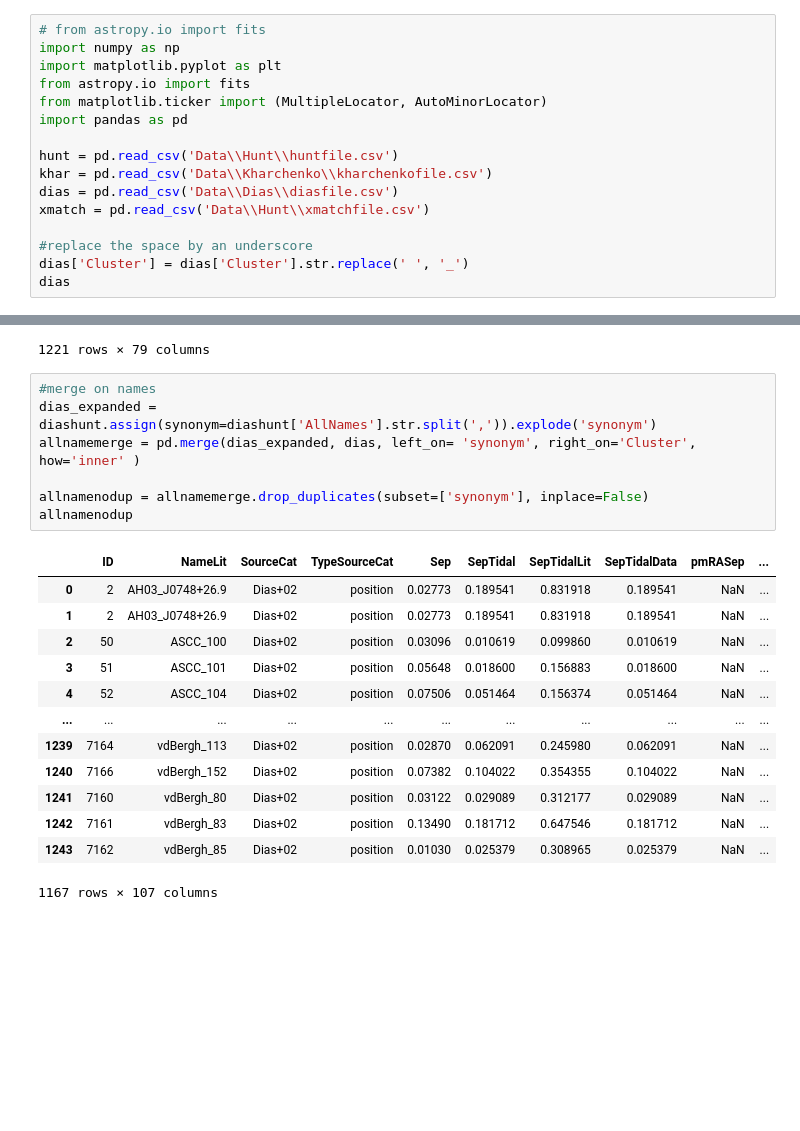
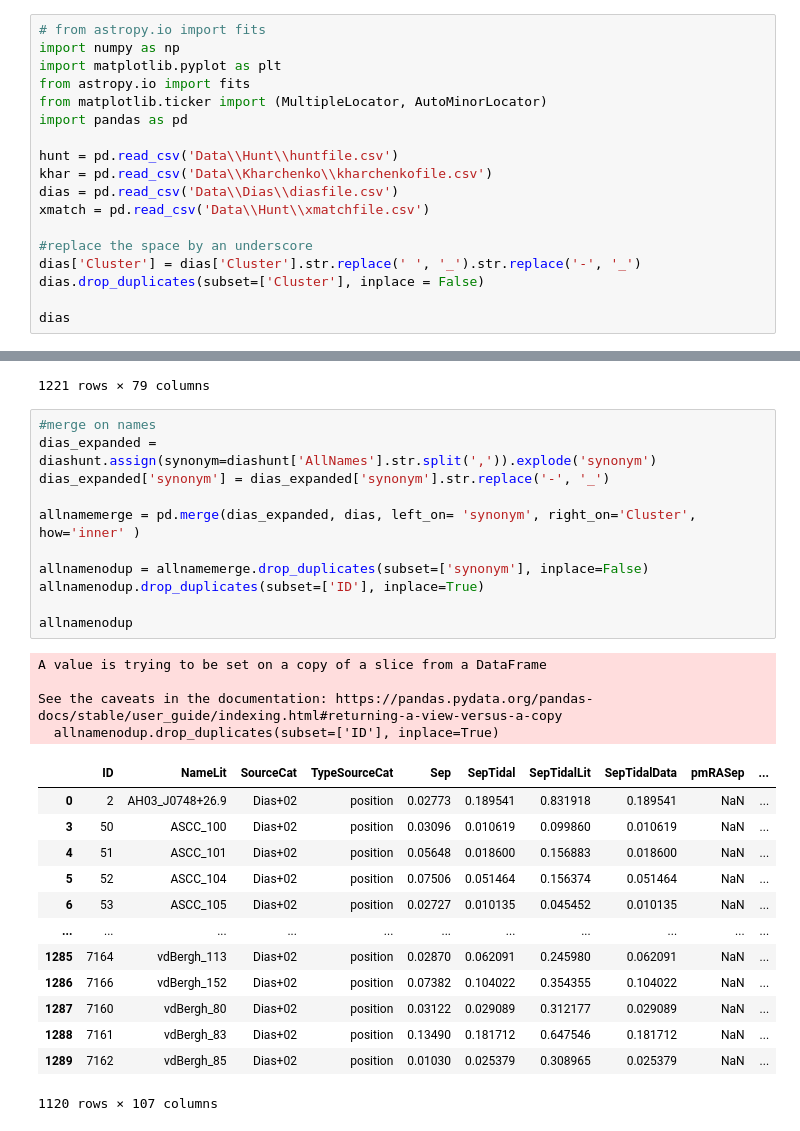
Before and after one commit to jpbatleidenuniv/BRP, a Jupyter notebook: Notebooks/HuntDias_notebook.ipynb, the cells around one changed output, grey strips where cells are left out. Drawn from its saved outputs; the diff is of its cells as text; blank space fills up the shorter version.

Commit message:
replaced space markings to hopefully help (it didnt)

```diff
--- a/Notebooks/HuntDias_notebook.ipynb
+++ b/Notebooks/HuntDias_notebook.ipynb
@@ -12,7 +12,9 @@ dias = pd.read_csv('Data\\Dias\\diasfile.csv')
 xmatch = pd.read_csv('Data\\Hunt\\xmatchfile.csv')
 
 #replace the space by an underscore
-dias['Cluster'] = dias['Cluster'].str.replace(' ', '_')
+dias['Cluster'] = dias['Cluster'].str.replace(' ', '_').str.replace('-', '_')
+dias.drop_duplicates(subset=['Cluster'], inplace = False)
+
 dias
 # %% [output]
 |  | Cluster | RAh | RAm | RAs | DE- | DEd | DEm | DEs | Class | Diam | ... | ... |
@@ -89,21 +91,29 @@ diashunt
 # %%
 #merge on names
 dias_expanded = diashunt.assign(synonym=diashunt['AllNames'].str.split(',')).explode('synonym')
+dias_expanded['synonym'] = dias_expanded['synonym'].str.replace('-', '_')
+
 allnamemerge = pd.merge(dias_expanded, dias, left_on= 'synonym', right_on='Cluster', how='inner' )
 
 allnamenodup = allnamemerge.drop_duplicates(subset=['synonym'], inplace=False)
+allnamenodup.drop_duplicates(subset=['ID'], inplace=True)
+
 allnamenodup
 # %% [output]
+A value is trying to be set on a copy of a slice from a DataFrame
+
+See the caveats in the documentation: https://pandas.pydata.org/pandas-docs/stable/user_guide/indexing.html#returning-a-view-versus-a-copy
+  allnamenodup.drop_duplicates(subset=['ID'], inplace=True)
 |  | ID | NameLit | SourceCat | TypeSourceCat | Sep | SepTidal | SepTidalLit | SepTidalData | pmRASep | ... |
 | 0 | 2 | AH03_J0748+26.9 | Dias+02 | position | 0.02773 | 0.189541 | 0.831918 | 0.189541 | NaN | ... |
-| 1 | 2 | AH03_J0748+26.9 | Dias+02 | position | 0.02773 | 0.189541 | 0.831918 | 0.189541 | NaN | ... |
-| 2 | 50 | ASCC_100 | Dias+02 | position | 0.03096 | 0.010619 | 0.099860 | 0.010619 | NaN | ... |
-| 3 | 51 | ASCC_101 | Dias+02 | position | 0.05648 | 0.018600 | 0.156883 | 0.018600 | NaN | ... |
-| 4 | 52 | ASCC_104 | Dias+02 | position | 0.07506 | 0.051464 | 0.156374 | 0.051464 | NaN | ... |
+| 3 | 50 | ASCC_100 | Dias+02 | position | 0.03096 | 0.010619 | 0.099860 | 0.010619 | NaN | ... |
+| 4 | 51 | ASCC_101 | Dias+02 | position | 0.05648 | 0.018600 | 0.156883 | 0.018600 | NaN | ... |
+| 5 | 52 | ASCC_104 | Dias+02 | position | 0.07506 | 0.051464 | 0.156374 | 0.051464 | NaN | ... |
+| 6 | 53 | ASCC_105 | Dias+02 | position | 0.02727 | 0.010135 | 0.045452 | 0.010135 | NaN | ... |
 | ... | ... | ... | ... | ... | ... | ... | ... | ... | ... | ... |
-| 1239 | 7164 | vdBergh_113 | Dias+02 | position | 0.02870 | 0.062091 | 0.245980 | 0.062091 | NaN | ... |
-| 1240 | 7166 | vdBergh_152 | Dias+02 | position | 0.07382 | 0.104022 | 0.354355 | 0.104022 | NaN | ... |
-| 1241 | 7160 | vdBergh_80 | Dias+02 | position | 0.03122 | 0.029089 | 0.312177 | 0.029089 | NaN | ... |
-| 1242 | 7161 | vdBergh_83 | Dias+02 | position | 0.13490 | 0.181712 | 0.647546 | 0.181712 | NaN | ... |
-| 1243 | 7162 | vdBergh_85 | Dias+02 | position | 0.01030 | 0.025379 | 0.308965 | 0.025379 | NaN | ... |
+| 1285 | 7164 | vdBergh_113 | Dias+02 | position | 0.02870 | 0.062091 | 0.245980 | 0.062091 | NaN | ... |
+| 1286 | 7166 | vdBergh_152 | Dias+02 | position | 0.07382 | 0.104022 | 0.354355 | 0.104022 | NaN | ... |
+| 1287 | 7160 | vdBergh_80 | Dias+02 | position | 0.03122 | 0.029089 | 0.312177 | 0.029089 | NaN | ... |
+| 1288 | 7161 | vdBergh_83 | Dias+02 | position | 0.13490 | 0.181712 | 0.647546 | 0.181712 | NaN | ... |
+| 1289 | 7162 | vdBergh_85 | Dias+02 | position | 0.01030 | 0.025379 | 0.308965 | 0.025379 | NaN | ... |
-1167 rows × 107 columns
+1120 rows × 107 columns
```
